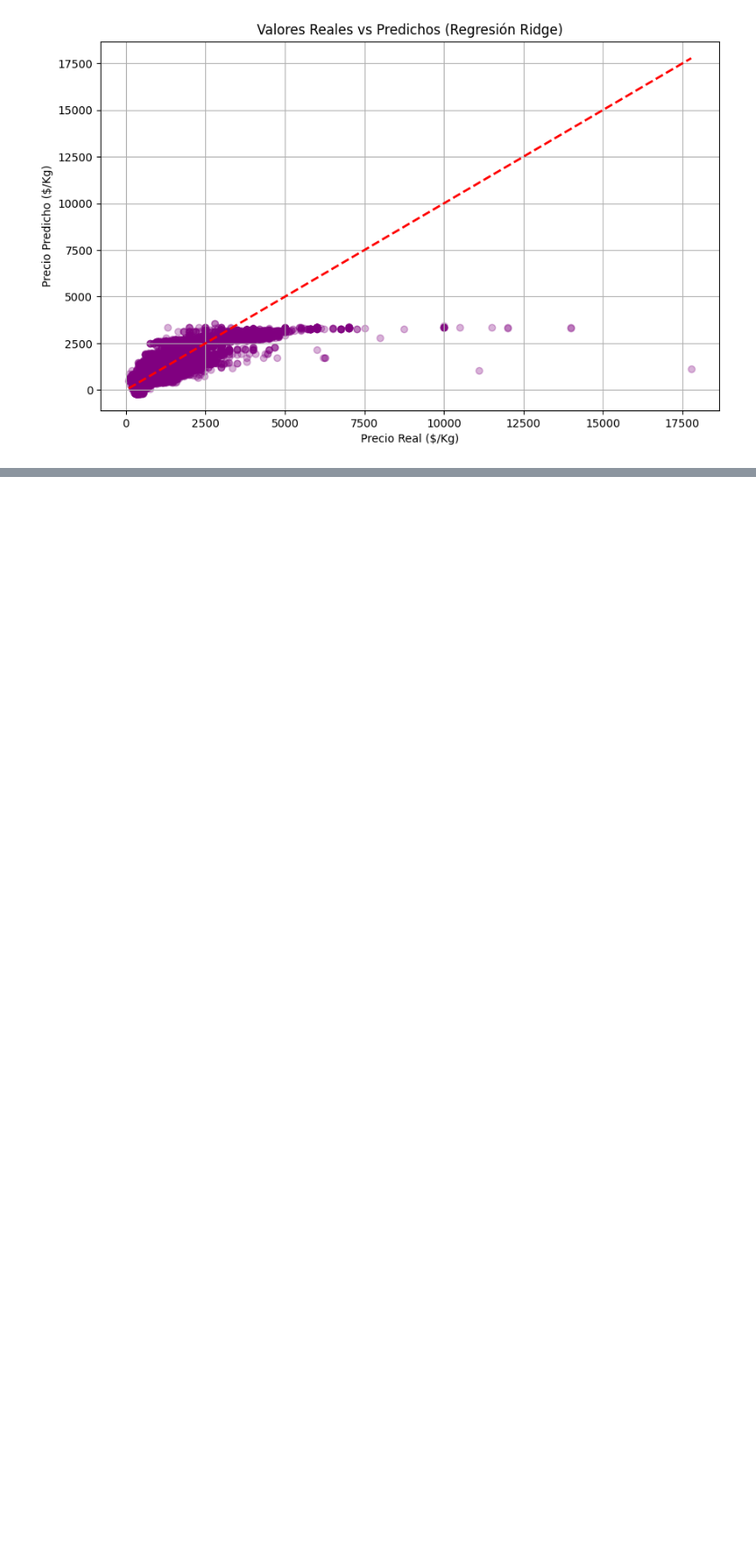
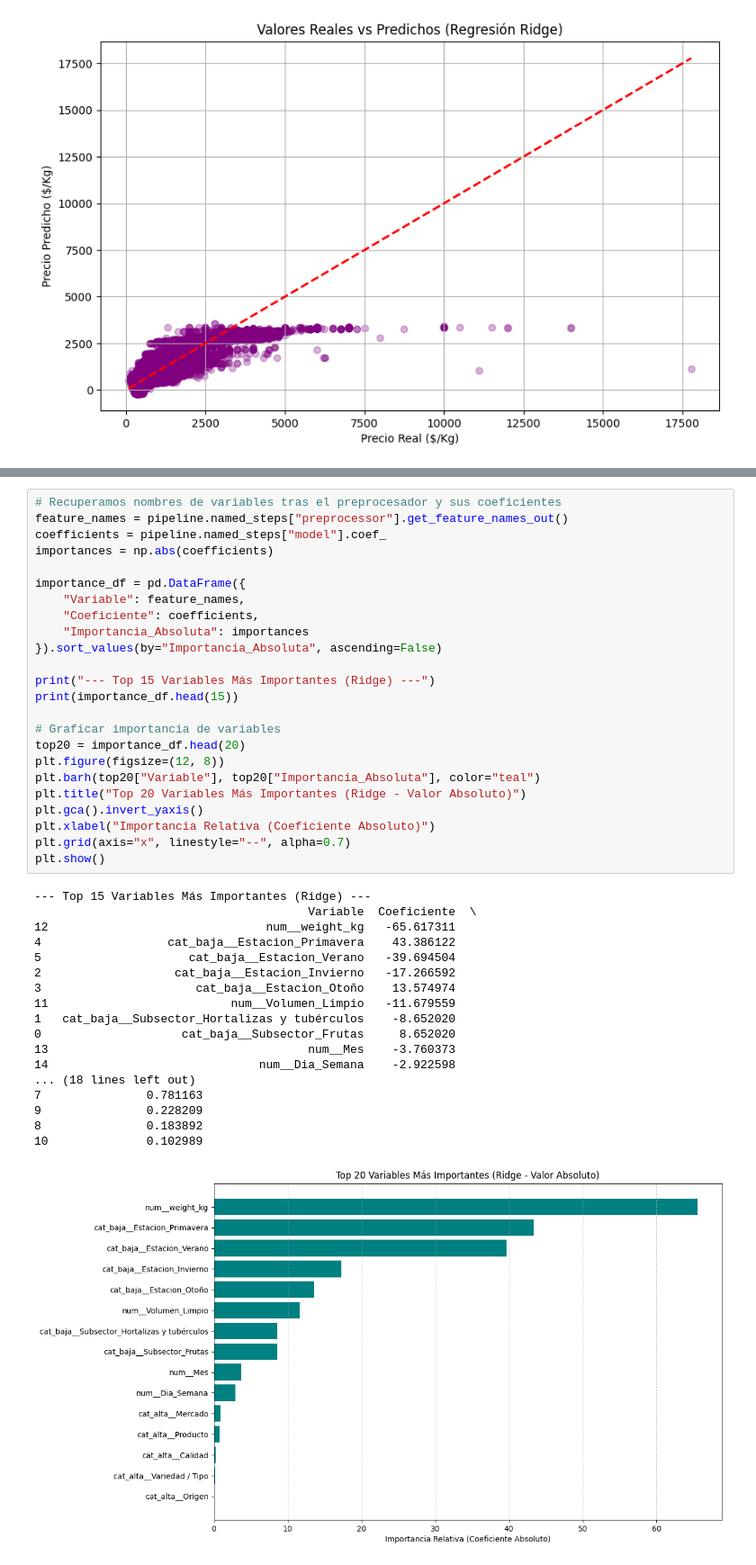
Before and after one commit to FrancisZaphkiel/predicion_precio_hortifruticula_chile, a Jupyter notebook: Analisis_de_Datos_con_Ridge.ipynb, the cells around one changed output, grey strips where cells are left out. Shown at 90% size. Drawn from its saved outputs; the diff is of its cells as text; blank space fills up the shorter version.

```diff
--- a/Analisis_de_Datos_con_Ridge.ipynb
+++ b/Analisis_de_Datos_con_Ridge.ipynb
@@ -172,0 +175,43 @@ plt.show()
+# %%
+# Recuperamos nombres de variables tras el preprocesador y sus coeficientes
+feature_names = pipeline.named_steps["preprocessor"].get_feature_names_out()
+coefficients = pipeline.named_steps["model"].coef_
+importances = np.abs(coefficients)
+
+importance_df = pd.DataFrame({
+    "Variable": feature_names,
+    "Coeficiente": coefficients,
+    "Importancia_Absoluta": importances
+}).sort_values(by="Importancia_Absoluta", ascending=False)
+
+print("--- Top 15 Variables Más Importantes (Ridge) ---")
+print(importance_df.head(15))
+
+# Graficar importancia de variables
+top20 = importance_df.head(20)
+plt.figure(figsize=(12, 8))
+plt.barh(top20["Variable"], top20["Importancia_Absoluta"], color="teal")
+plt.title("Top 20 Variables Más Importantes (Ridge - Valor Absoluto)")
+plt.gca().invert_yaxis()
+plt.xlabel("Importancia Relativa (Coeficiente Absoluto)")
+plt.grid(axis="x", linestyle="--", alpha=0.7)
+plt.show()
+# %% [output]
+--- Top 15 Variables Más Importantes (Ridge) ---
+                                       Variable  Coeficiente  \
+12                               num__weight_kg   -65.617311
+4                  cat_baja__Estacion_Primavera    43.386122
+5                     cat_baja__Estacion_Verano   -39.694504
+2                   cat_baja__Estacion_Invierno   -17.266592
+3                      cat_baja__Estacion_Otoño    13.574974
+11                          num__Volumen_Limpio   -11.679559
+1   cat_baja__Subsector_Hortalizas y tubérculos    -8.652020
+0                    cat_baja__Subsector_Frutas     8.652020
+13                                     num__Mes    -3.760373
+14                              num__Dia_Semana    -2.922598
+... (18 lines left out)
+7               0.781163
+9               0.228209
+8               0.183892
+10              0.102989
+[figure, added]
```
Also changed, not shown: parts of 1 cell of this notebook, 2 other files.
